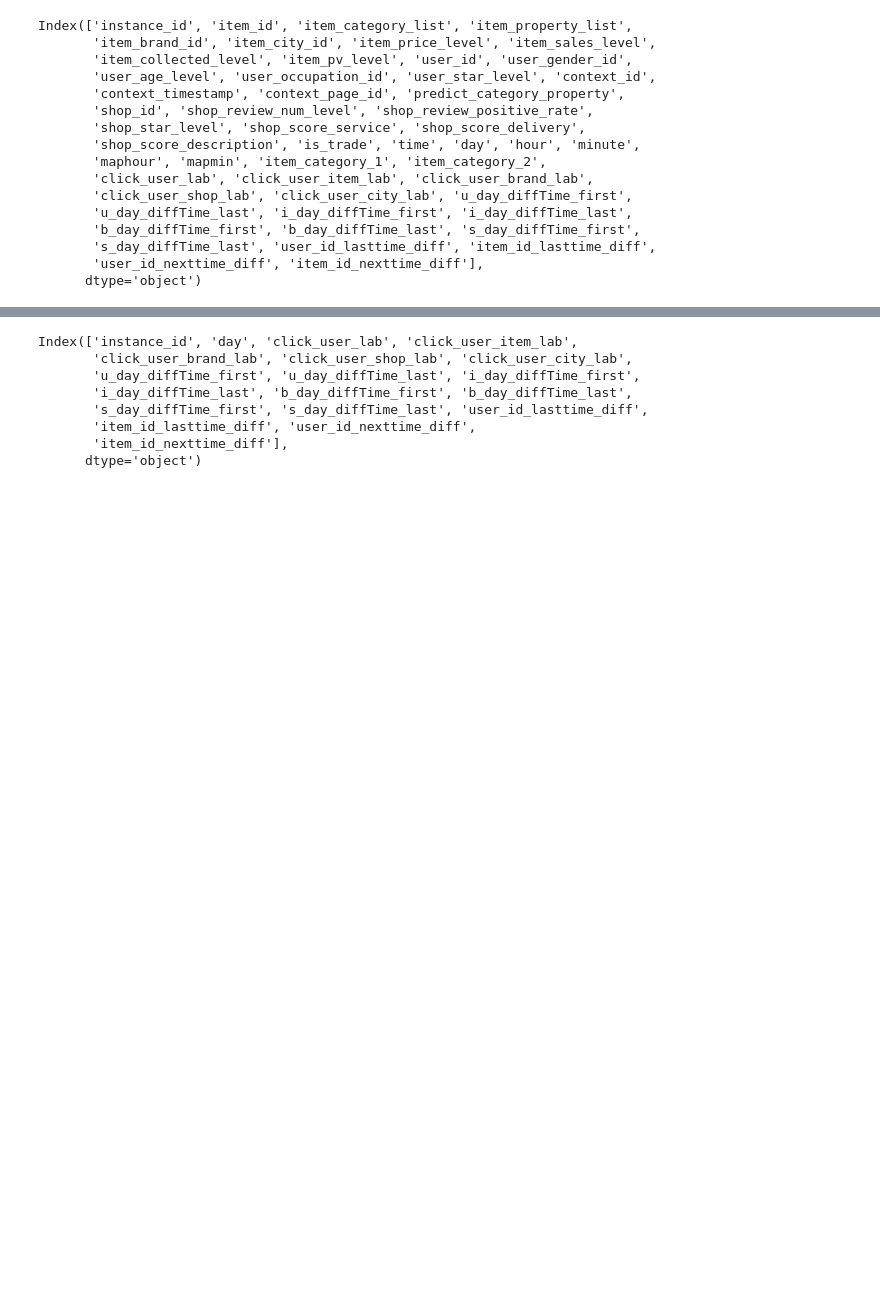
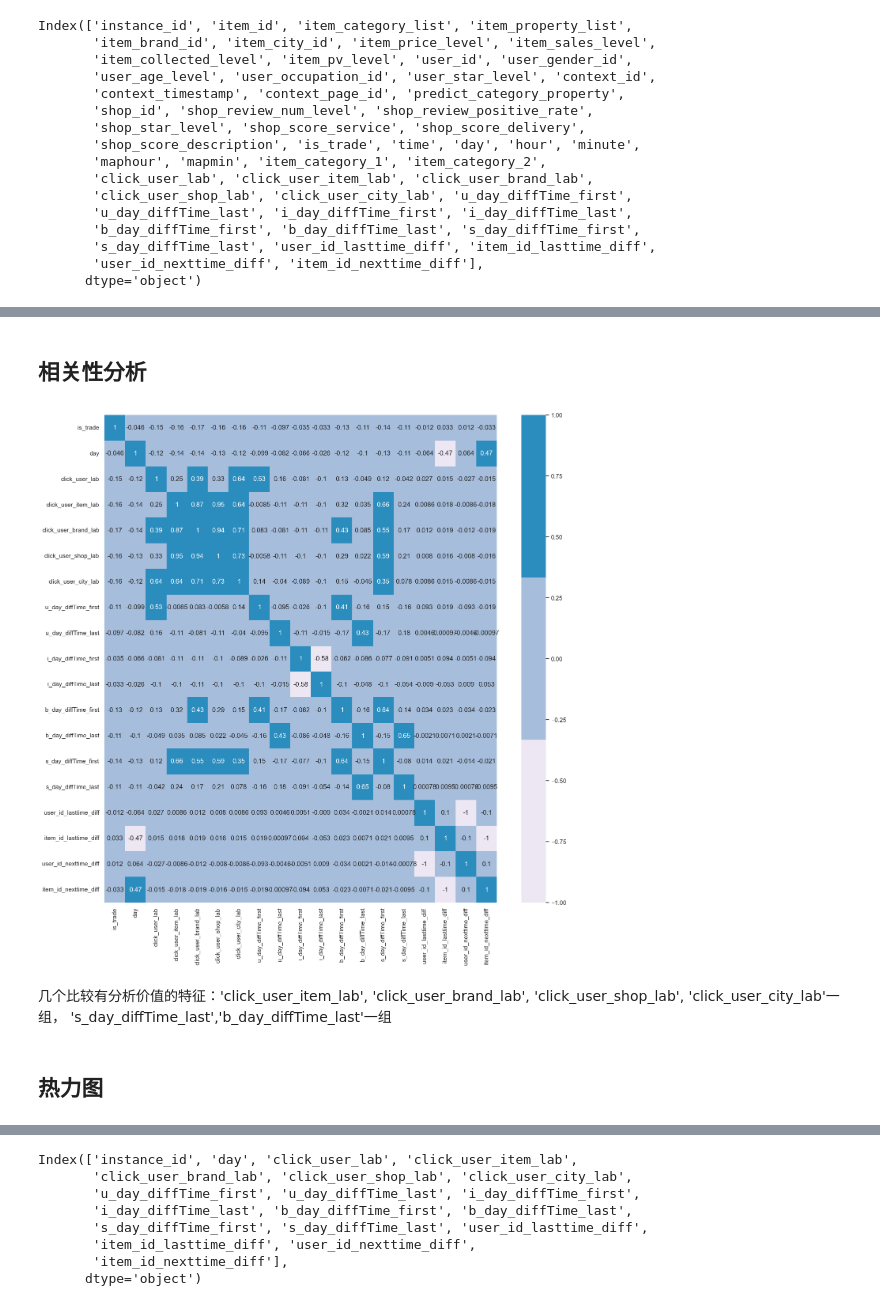
Before and after one commit to IBA6202MA/Search-Advertising-Conversion-Prediction, a Jupyter notebook: feature-engineering-02-click.ipynb, the cells around one changed output, grey strips where cells are left out. Saved outputs shown, nothing was run; the diff lists cells and outputs as text; code cells hidden in the pictures; blank space fills up the shorter version.

```diff
--- a/feature-engineering-02-click.ipynb
+++ b/feature-engineering-02-click.ipynb
@@ -171,7 +180,7 @@ gc.collect()
 ### 某用户某天某商店
 # %%
 subset = ['shop_id','user_id', 'day']
-data['click_user_shop_lab'] = 0
+data['click_user_shop_lab'] = 1
 pos = data.duplicated(subset=subset, keep=False)
 data.loc[pos, 'click_user_shop_lab'] = 1
 pos = (~data.duplicated(subset=subset, keep='first')) & data.duplicated(subset=subset, keep=False)
@@ -186,7 +202,7 @@ gc.collect()
 ### 某用户某天某城市
 # %%
 subset = ['item_city_id','user_id', 'day']
-data['click_user_city_lab'] = 0
+data['click_user_city_lab'] = 1
 pos = data.duplicated(subset=subset, keep=False)
 data.loc[pos, 'click_user_city_lab'] = 1
 pos = (~data.duplicated(subset=subset, keep='first')) & data.duplicated(subset=subset, keep=False)
@@ -427,0 +446,4 @@ Index(['instance_id', 'item_id', 'item_category_list', 'item_property_list',
+# %%
+cols.remove('is_trade')
+# %%
+data_heatmap = data.drop(cols, axis=1)
@@ -427,0 +461,23 @@ Index(['instance_id', 'item_id', 'item_category_list', 'item_property_list',
+# %% [markdown]
+## 相关性分析
+# %%
+import brewer2mpl
+#调颜色
+bmap = brewer2mpl.get_map('PuBu', 'Sequential', 3)
+colors = bmap.mpl_colors
+def show_corr(clean_data_set):
+    corr_data_matrix = clean_data_set.corr()
+    corr_data_matrix['is_trade'].sort_values(ascending=False)
+    #查看哪些字段与汽油车保值率最相关，我们先计算相关性矩阵
+    df_tep1=corr_data_matrix.drop(columns='instance_id')
+    sns.set(rc={"figure.figsize":(16, 16)})
+    sns.heatmap(df_tep1.corr(), annot = True,cmap=colors)
+
+show_corr(data_heatmap)
+# %% [output]
+[figure, added]
+# %% [markdown]
+几个比较有分析价值的特征：'click_user_item_lab', 'click_user_brand_lab', 'click_user_shop_lab', 'click_user_city_lab'一组，
+'s_day_diffTime_last','b_day_diffTime_last'一组
+# %% [markdown]
+## 热力图
```
Also changed, not shown: parts of 23 cells of this notebook.
